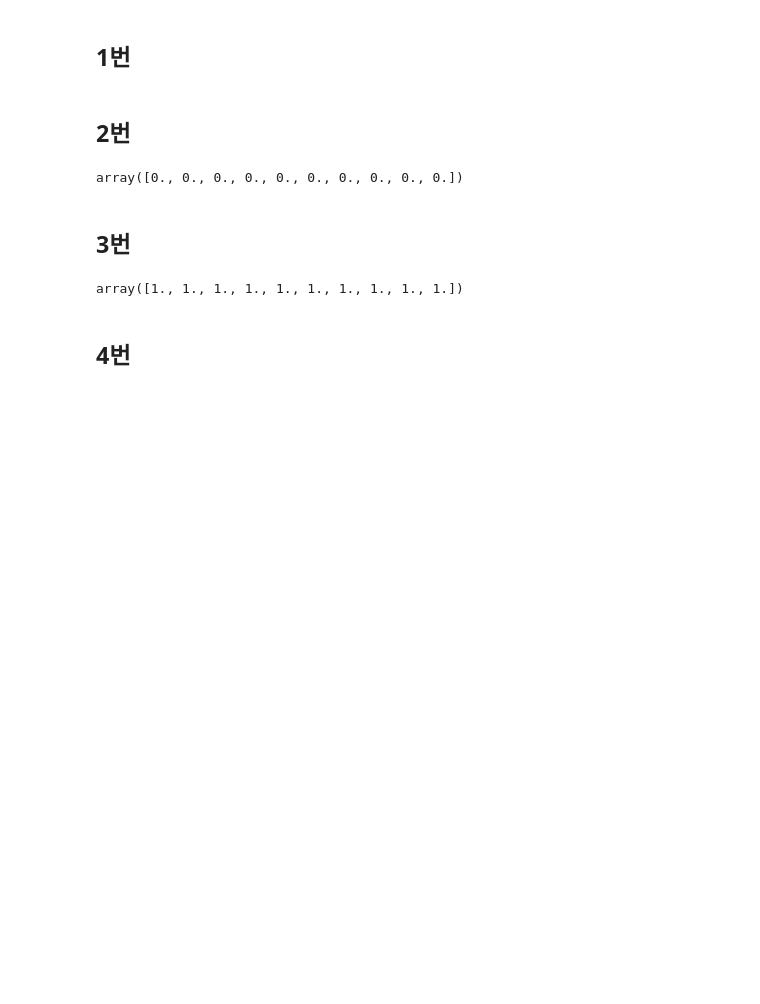
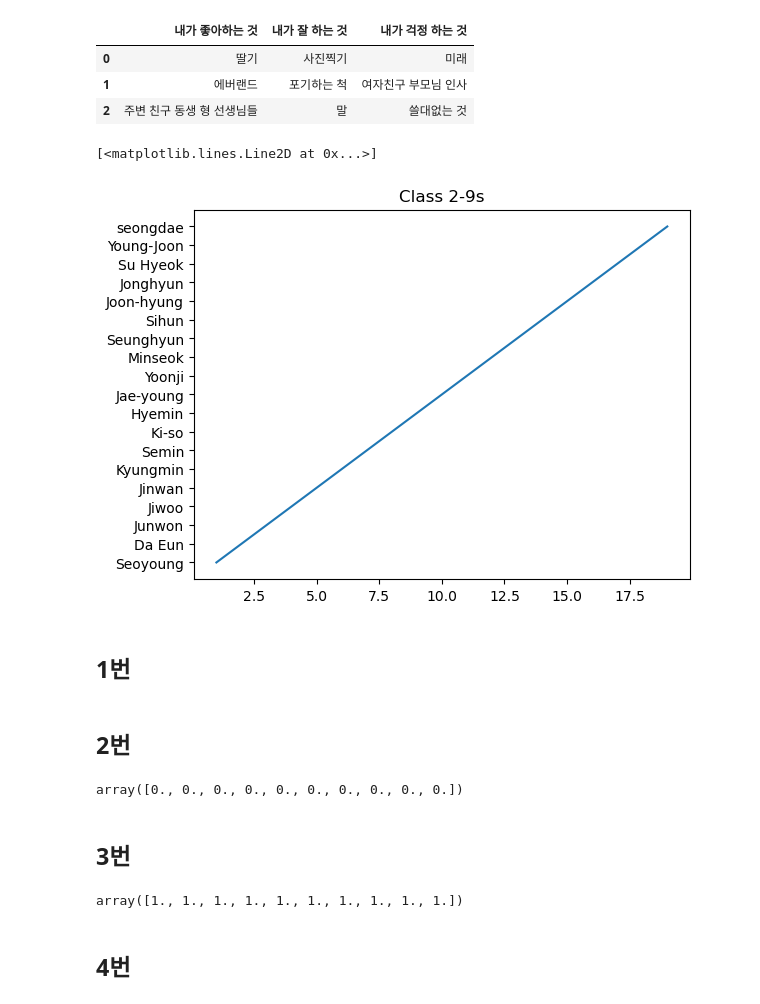
Before and after one commit to minseok06/python, a Jupyter notebook: 잘 부탁한다.ipynb, the cells around one changed output. Drawn from its saved outputs; the diff is of its cells as text; code cells hidden in the pictures; blank space fills up the shorter version.

```diff
--- a/잘 부탁한다.ipynb
+++ b/잘 부탁한다.ipynb
@@ -1,3 +1,23 @@
+# %%
+import pandas as pd
+import matplotlib.pyplot as plt
+cn = ({"내가 좋아하는 것":["딸기","에버랜드","주변 친구 동생 형 선생님들"],
+     "내가 잘 하는 것":["사진찍기","포기하는 척","말"],
+     "내가 걱정 하는 것":["미래","여자친구 부모님 인사","쓸대없는 것"]})
+pd.DataFrame(cn)
+# %% [output]
+|  | 내가 좋아하는 것 | 내가 잘 하는 것 | 내가 걱정 하는 것 |
+| 0 | 딸기 | 사진찍기 | 미래 |
+| 1 | 에버랜드 | 포기하는 척 | 여자친구 부모님 인사 |
+| 2 | 주변 친구 동생 형 선생님들 | 말 | 쓸대없는 것 |
+# %%
+plt.title("Class 2-9s")
+num = [1,2,3,4,5,6,7,8,9,10,11,12,13,14,15,16,17,18,19]
+name = ["Seoyoung","Da Eun","Junwon","Jiwoo","Jinwan","Kyungmin","Semin","Ki-so","Hyemin","Jae-young","Yoonji","Minseok","Seunghyun","Sihun","Joon-hyung","Jonghyun","Su Hyeok","Young-Joon","seongdae"]
+plt.plot(num, name)
+# %% [output]
+[<matplotlib.lines.Line2D at 0x...>]
+[figure, added]
 # %% [markdown]
 ## 1번
 # %%
```
Also changed, not shown: parts of 1 cell of this notebook.
